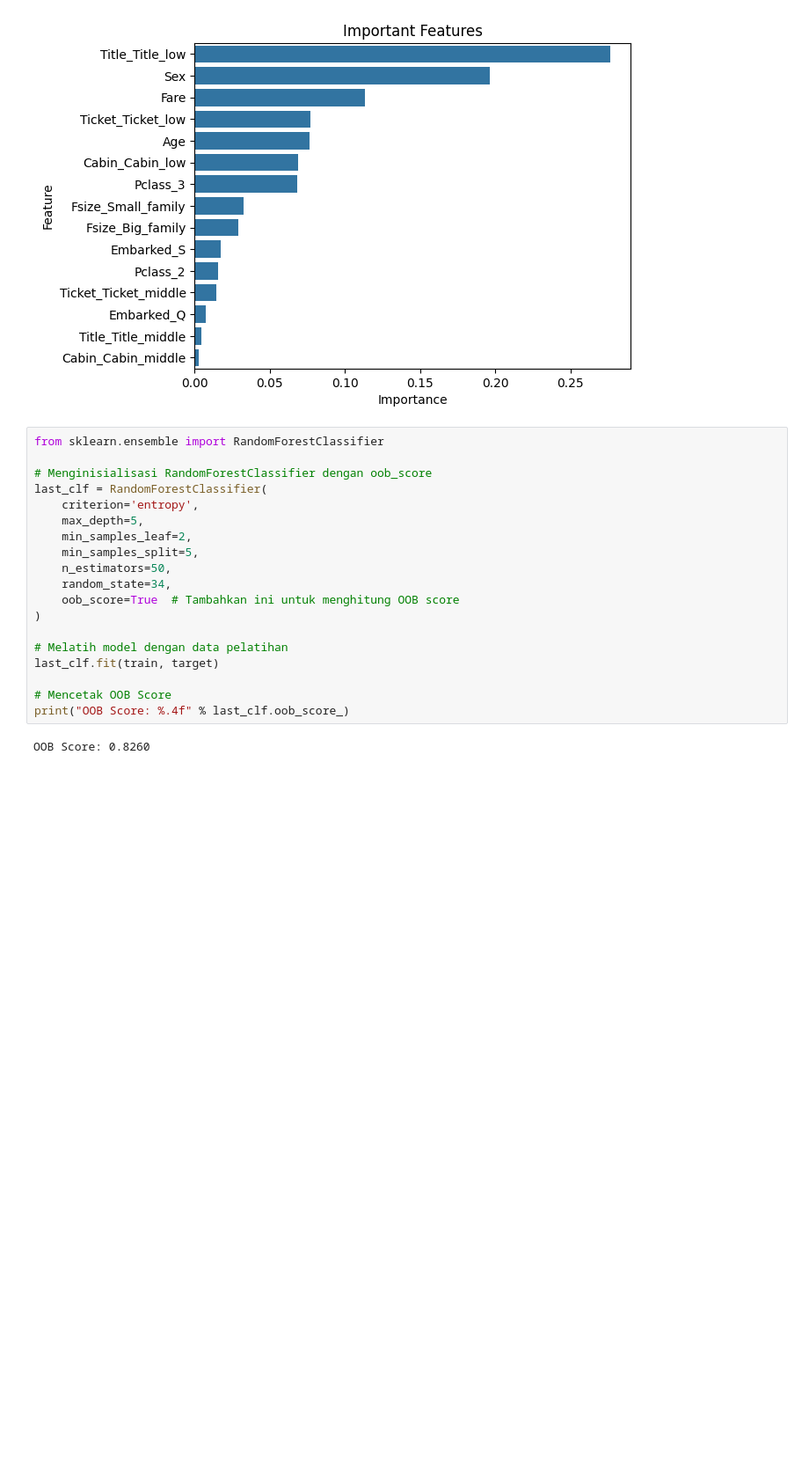
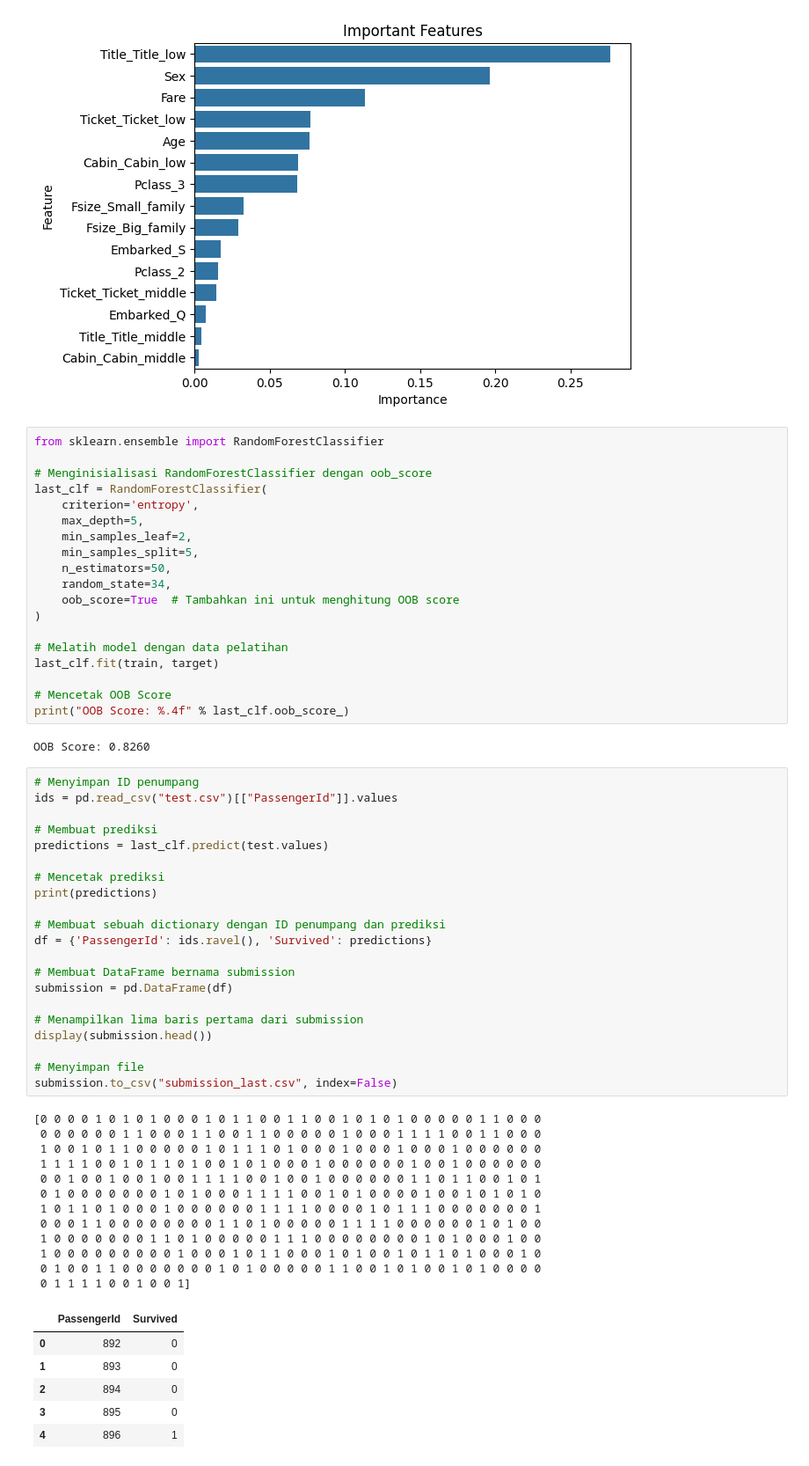
Before and after one commit to ihyaulumuddin044/machineLearning, a Jupyter notebook: titanic_prediction.ipynb, the cells around one changed output. Shown at 88% size. Cells and saved outputs as stored; diff of their text form; blank space fills up the shorter version.

```diff
--- a/titanic_prediction.ipynb
+++ b/titanic_prediction.ipynb
@@ -798,3 +798,43 @@ last_clf.fit(train, target)
 print("OOB Score: %.4f" % last_clf.oob_score_)
 # %% [output]
 OOB Score: 0.8260
+# %%
+# Menyimpan ID penumpang
+ids = pd.read_csv("test.csv")[["PassengerId"]].values
+
+# Membuat prediksi
+predictions = last_clf.predict(test.values)
+
+# Mencetak prediksi
+print(predictions)
+
+# Membuat sebuah dictionary dengan ID penumpang dan prediksi
+df = {'PassengerId': ids.ravel(), 'Survived': predictions}
+
+# Membuat DataFrame bernama submission
+submission = pd.DataFrame(df)
+
+# Menampilkan lima baris pertama dari submission
+display(submission.head())
+
+# Menyimpan file
+submission.to_csv("submission_last.csv", index=False)
+# %% [output]
+[0 0 0 0 1 0 1 0 1 0 0 0 1 0 1 1 0 0 1 1 0 0 1 0 1 0 1 0 0 0 0 0 1 1 0 0 0
+ 0 0 0 0 0 0 1 1 0 0 0 1 1 0 0 1 1 0 0 0 0 0 1 0 0 0 1 1 1 1 0 0 1 1 0 0 0
+ 1 0 0 1 0 1 1 0 0 0 0 0 1 0 1 1 1 0 1 0 0 0 1 0 0 0 1 0 0 0 1 0 0 0 0 0 0
+ 1 1 1 1 0 0 1 0 1 1 0 1 0 0 1 0 1 0 0 0 1 0 0 0 0 0 0 1 0 0 1 0 0 0 0 0 0
+ 0 0 1 0 0 1 0 0 1 0 0 1 1 1 1 0 0 1 0 0 1 0 0 0 0 0 0 1 1 0 1 1 0 0 1 0 1
+ 0 1 0 0 0 0 0 0 0 1 0 1 0 0 0 1 1 1 1 0 0 1 0 1 0 0 0 0 1 0 0 1 0 1 0 1 0
+ 1 0 1 1 0 1 0 0 0 1 0 0 0 0 0 0 1 1 1 1 0 0 0 0 1 0 1 1 1 0 0 0 0 0 0 0 1
+ 0 0 0 1 1 0 0 0 0 0 0 0 0 1 1 0 1 0 0 0 0 0 1 1 1 1 0 0 0 0 0 0 1 0 1 0 0
+ 1 0 0 0 0 0 0 0 1 1 0 1 0 0 0 0 0 1 1 1 0 0 0 0 0 0 0 0 1 0 1 0 0 0 1 0 0
+ 1 0 0 0 0 0 0 0 0 0 1 0 0 0 1 0 1 1 0 0 0 1 0 1 0 0 1 0 1 1 0 1 0 0 0 1 0
+ 0 1 0 0 1 1 0 0 0 0 0 0 0 1 0 1 0 0 0 0 0 1 1 0 0 1 0 1 0 0 1 0 1 0 0 0 0
+ 0 1 1 1 1 0 0 1 0 0 1]
+|  | PassengerId | Survived |
+| 0 | 892 | 0 |
+| 1 | 893 | 0 |
+| 2 | 894 | 0 |
+| 3 | 895 | 0 |
+| 4 | 896 | 1 |
```
